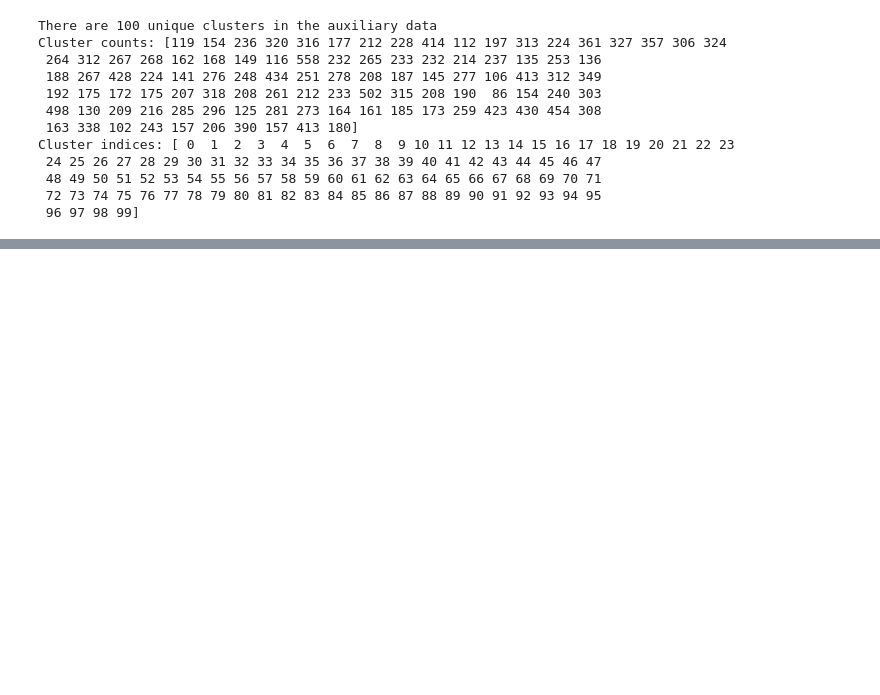
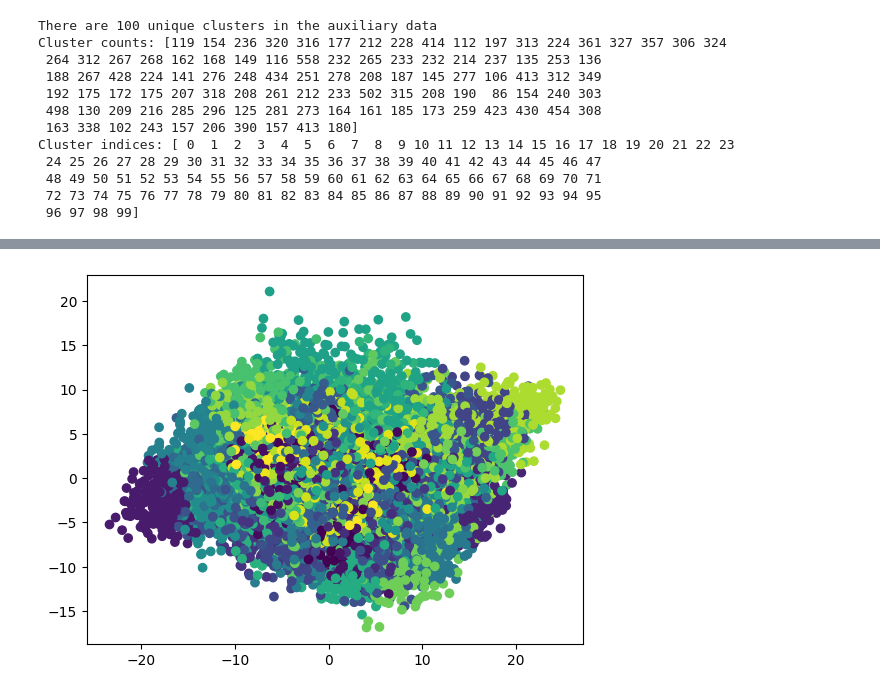
Before and after one commit to FelixHoare/MLAttackTestSuite, a Jupyter notebook: cifar-10_attack.ipynb, the cells around one changed output, grey strips where cells are left out. Saved outputs shown, nothing was run; the diff lists cells and outputs as text; code cells hidden in the pictures; blank space fills up the shorter version.

Commit message:
Cluster work for CIFAR-10

```diff
--- a/cifar-10_attack.ipynb
+++ b/cifar-10_attack.ipynb
@@ -109,0 +116,13 @@ Cluster indices: [ 0  1  2  3  4  5  6  7  8  9 10 11 12 13 14 15 16 17 18 19 20
+# %%
+from sklearn.decomposition import PCA
+
+pca = PCA(n_components=100)
+x_aux_pca = pca.fit_transform(x_aux)
+
+kmeans_pca = cluster.KMeans(n_clusters=100)
+cluster_labels = kmeans_pca.fit_predict(x_aux_pca)
+# %%
+plt.scatter(x_aux_pca[:, 0], x_aux_pca[:, 1], c=cluster_labels)
+plt.show()
+# %% [output]
+[figure, added]
```
Also changed, not shown: parts of 3 cells of this notebook, 11 other files.
